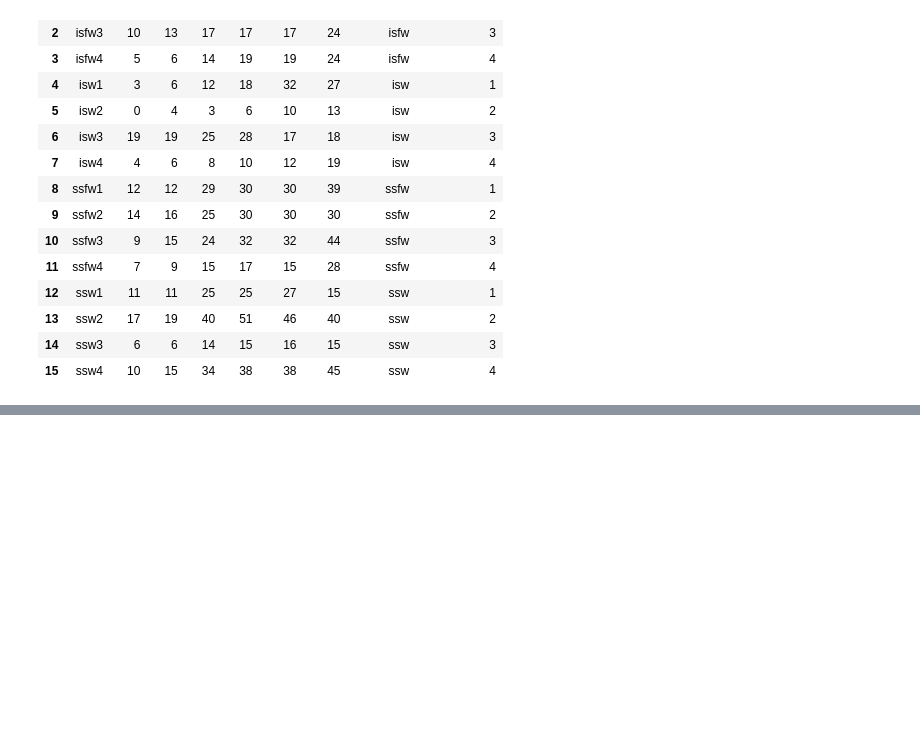
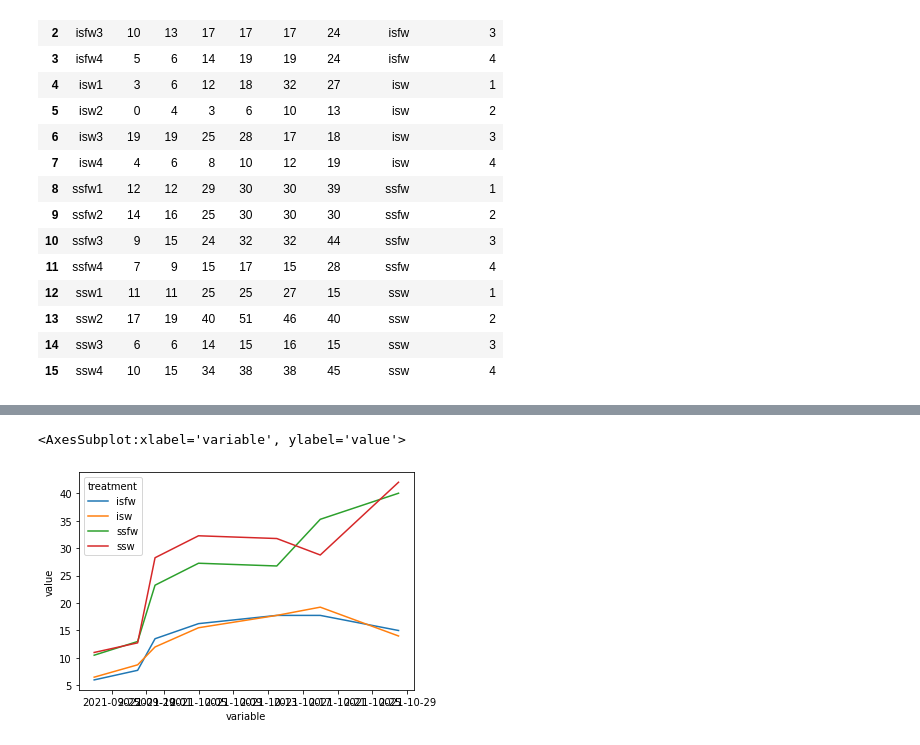
Before and after one commit to Travis-Simmons/Plant_A_P, a Jupyter notebook: figures.ipynb, the cells around one changed output, grey strips where cells are left out. Drawn from its saved outputs; the diff is of its cells as text; code cells hidden in the pictures; blank space fills up the shorter version.

```diff
--- a/figures.ipynb
+++ b/figures.ipynb
@@ -83,0 +70,4 @@ final_day_leaf_count
+# %%
+final_day_leaf_count.reset_index(inplace = True)
+# %%
+leaf_counts['10/28'] = final_day_leaf_count['leaf_pair']
@@ -83,0 +114,5 @@ final_day_leaf_count
+# %%
+leaf_melt = leaf_counts.melt(id_vars= ['treatment', 'pod_number', 'pod']);leaf_melt
+leaf_melt['variable'] = leaf_melt['variable']+'/21';leaf_melt
+leaf_melt['variable'] = pd.to_datetime(leaf_melt['variable'], infer_datetime_format=True);leaf_melt
+leaf_melt  = leaf_melt.groupby(['treatment', 'variable']).mean();leaf_melt
@@ -83,0 +138,5 @@ final_day_leaf_count
+# %%
+sns.lineplot(data=leaf_melt, x="variable", y="value", hue="treatment")
+# %% [output]
+<AxesSubplot:xlabel='variable', ylabel='value'>
+[figure, added]
```
Also changed, not shown: parts of 20 cells of this notebook, 3 other files.
